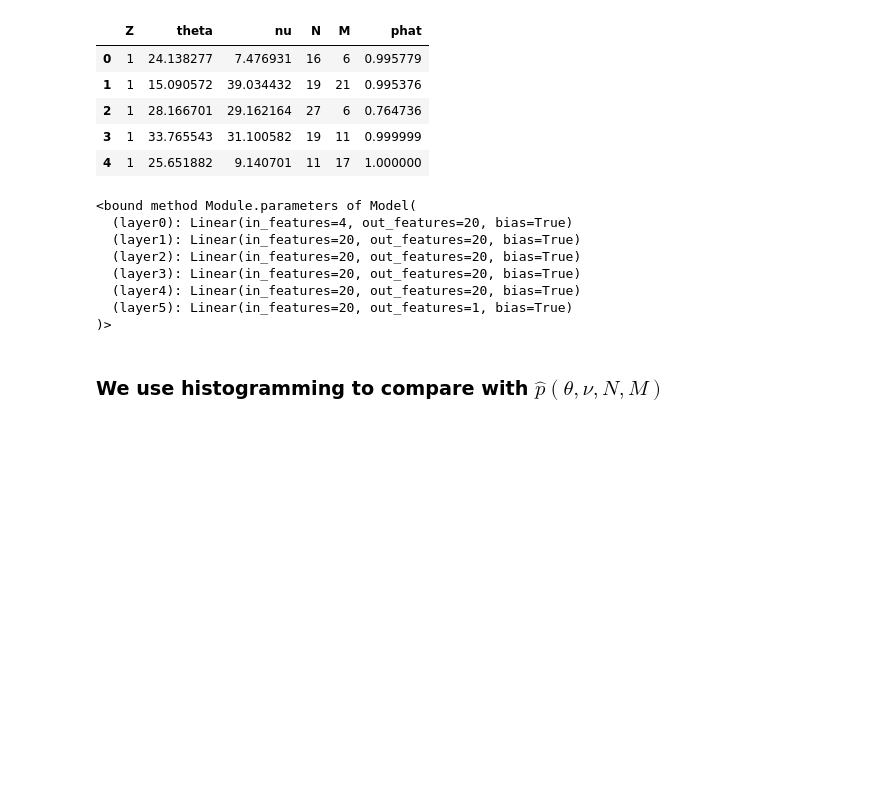
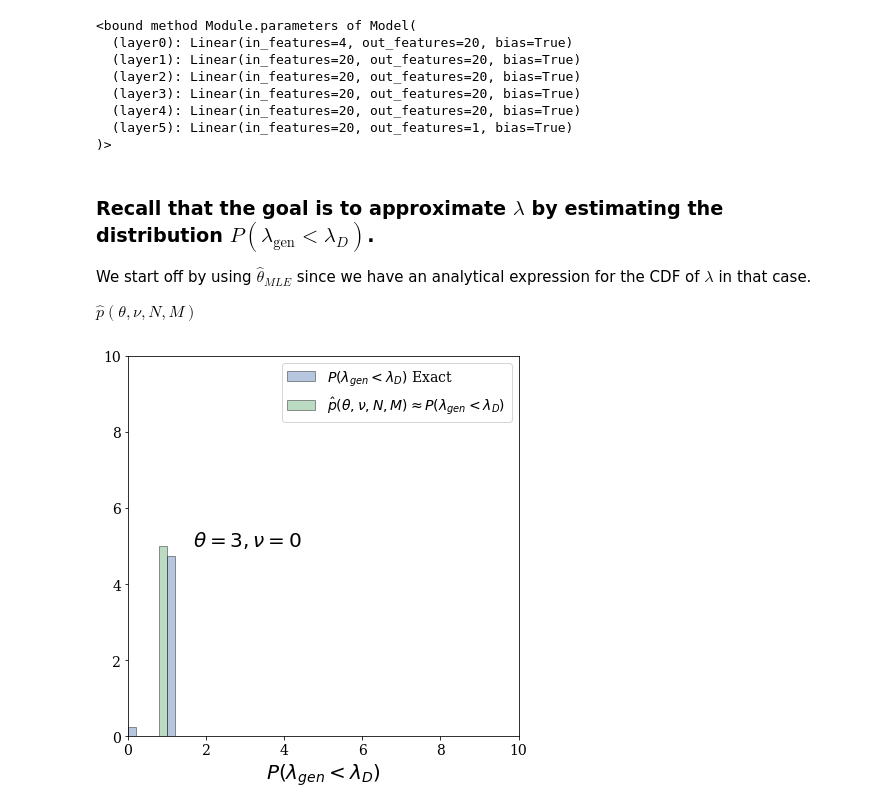
Before and after one commit to AliAlkadhim/LFI_HEP, a Jupyter notebook: Inference_Two_Parameters.ipynb, the cells around one changed output. Drawn from its saved outputs; the diff is of its cells as text; code cells hidden in the pictures; blank space fills up the shorter version.

Commit message:
inference for two parameters

```diff
--- a/Inference_Two_Parameters.ipynb
+++ b/Inference_Two_Parameters.ipynb
@@ -88,14 +85,7 @@ torch.Size([1000000])
 # %%
-datafile = pd.read_csv('data/results/INFERENCE_DF_TWOPARAMS_1M.csv')
-data=datafile[['Z', 'theta', 'nu', 'N', 'M', 'phat']]
-data.head()
+# datafile = pd.read_csv('data/results/INFERENCE_DF_TWOPARAMS_1M.csv')
+# data=datafile[['Z', 'theta', 'nu', 'N', 'M', 'phat']]
+# data.head()
-# %% [output]
-|  | Z | theta | nu | N | M | phat |
-| 0 | 1 | 24.138277 | 7.476931 | 16 | 6 | 0.995779 |
-| 1 | 1 | 15.090572 | 39.034432 | 19 | 21 | 0.995376 |
-| 2 | 1 | 28.166701 | 29.162164 | 27 | 6 | 0.764736 |
-| 3 | 1 | 33.765543 | 31.100582 | 19 | 11 | 0.999999 |
-| 4 | 1 | 25.651882 | 9.140701 | 11 | 17 | 1.000000 |
 # %%
 model = torch.load('models/Regressor_TwoParams_theta_nu_m_n.pth'); model.parameters
 # %% [output]
@@ -108,4 +98,60 @@ model = torch.load('models/Regressor_TwoParams_theta_nu_m_n.pth'); model.paramet
   (layer5): Linear(in_features=20, out_features=1, bias=True)
 )>
 # %% [markdown]
-### We use histogramming to compare with $\hat{p}(\theta,\nu,N,M)$
+### Recall that the goal is to approximate $\lambda$ by estimating the distribution $P(\lambda_{\text{gen}}<\lambda_D)$.
+
+We start off by using $\hat{\theta}_{MLE}$ since we have an analytical expression for the CDF of $\lambda$ in that case.
+
+
+$\hat{p}(\theta,\nu,N,M)$
+# %%
+def plot_one(p_lambda_gen_lt_lambda_D, PHAT, theta, nu, ax):
+    ftsize = 20
+    xmin, xmax= 0, 10
+    ymin, ymax = 0, 10
+    x_range = (xmin, xmax)
+    y_range = (ymin, ymax)
+    ax.set_xlim(x_range)
+    ax.set_ylim(y_range)
+    ax.set_xlabel(r'$P(\lambda_{gen}<\lambda_D)$',fontsize=ftsize)
+    ax.hist(p_lambda_gen_lt_lambda_D, bins=5*xmax, range=x_range, density=True,
+            alpha=0.4, histtype='stepfilled', edgecolor='black', label=r'$P(\lambda_{gen}<\lambda_D)$ Exact')
+    ax.hist(PHAT, bins=5*xmax, range=x_range, density=True,
+            alpha=0.4, histtype='stepfilled', edgecolor='black',label=r'$\hat{p}(\theta,\nu,N,M) \approx P(\lambda_{gen}<\lambda_D)$ ')
+
+
+    #positions for text
+    xwid = (xmax-xmin)/12
+    ywid = (ymax-ymin)/12
+    xpos = xmin + xwid*2
+    ypos = ymin + ywid*6
+    ax.text(xpos, ypos,
+    r'$ \theta = %d, \nu = %d$' % (theta, nu),
+    fontsize=ftsize)
+
+    ax.legend()
+
+theta, nu= 3, 0
+n = st.poisson.rvs(theta+ nu, size=Bprime)
+m = st.poisson.rvs(nu, size=Bprime)
+lambda_gen = lambda_test(theta, n, m, MLE)
+lambda_D = lambda_test(theta, N, M, MLE)
+P_exact = (lambda_gen <= lambda_D).astype(np.int32)
+# plt.hist(P_exact,bins=50, label=r'$P(\lambda_{gen}<\lambda_D)$ Exact',alpha=0.35)
+#order of features for the model:['theta', 'nu', 'N', 'M']
+X = [theta, nu, N, M]
+with torch.no_grad():
+    model.eval()
+
+    X = torch.Tensor(X)
+    phat = model(X)
+    phat = phat.detach().flatten()
+    # phat=phat.numpy()
+    PHAT = phat.view(-1).numpy()
+# plt.hist(PHAT, bins=50, label=r'$\hat{p}(\theta,\nu,N,M) \approx P(\lambda_{gen}<\lambda_D)$ ', alpha=0.35)
+# plt.legend()
+fig, ax = plt.subplots(1, 1, figsize=(7,7))
+
+plot_one(P_exact, PHAT, theta, nu, ax)
+# %% [output]
+[figure, added]
```
Also changed, not shown: parts of 8 cells of this notebook, 18 other files.
